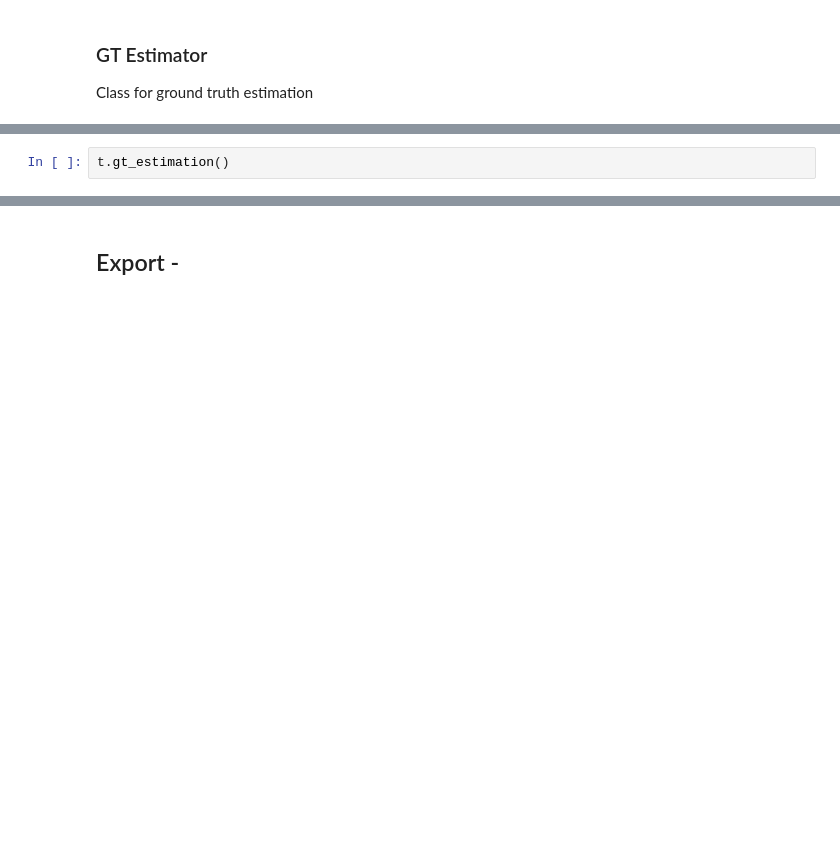
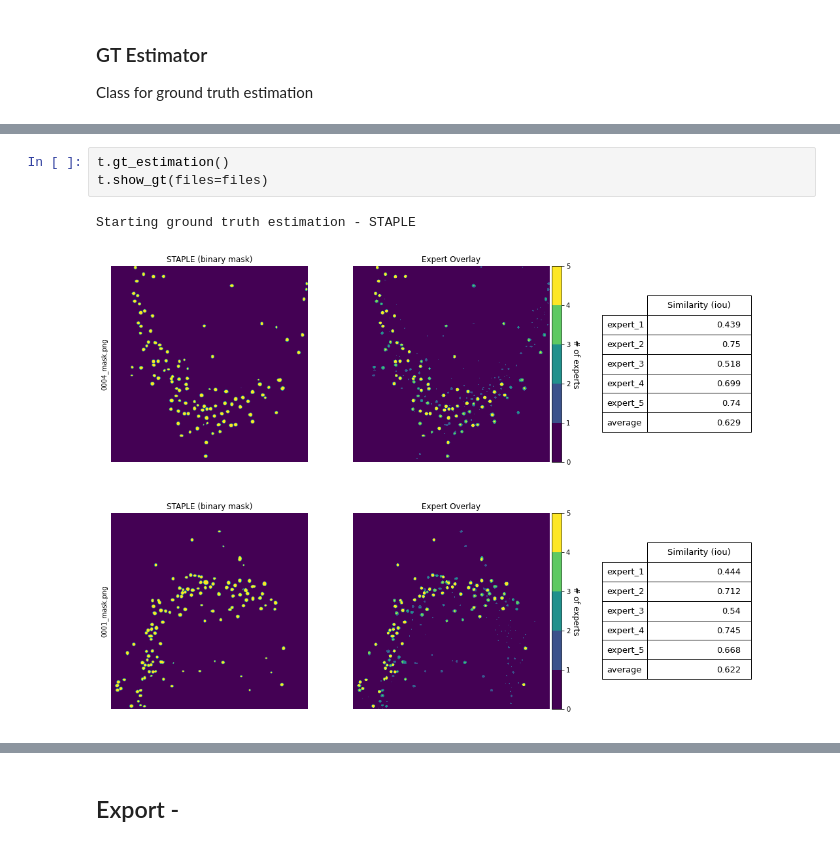
Before and after one commit to matjesg/deepflash2, a Jupyter notebook: nbs/09_gt.ipynb, the cells around one changed output, grey strips where cells are left out. Saved outputs shown, nothing was run; the diff lists cells and outputs as text; blank space fills up the shorter version.

```diff
--- a/nbs/09_gt.ipynb
+++ b/nbs/09_gt.ipynb
@@ -164,4 +192,9 @@ t.show_data(files=['0004_mask.png', '0001_mask.png']);
 # %%
 t.gt_estimation()
+t.show_gt(files=files)
+# %% [output]
+Starting ground truth estimation - STAPLE
+[figure, added]
+[figure, added]
 # %%
 t.gt_estimation(method='majority_voting', save_dir='mv_test')
```
Also changed, not shown: parts of 8 cells of this notebook, 15 other files.
